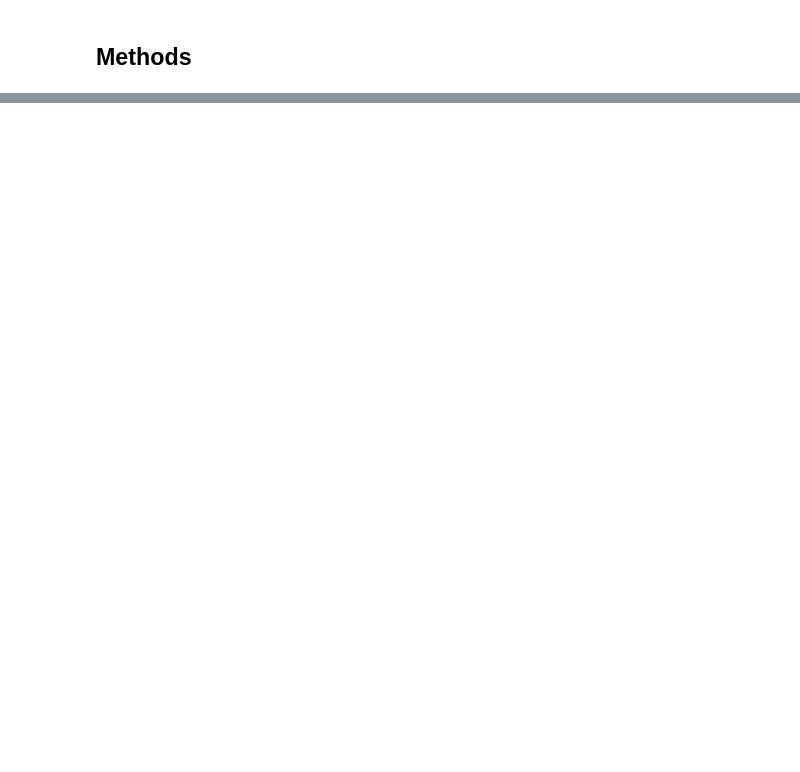
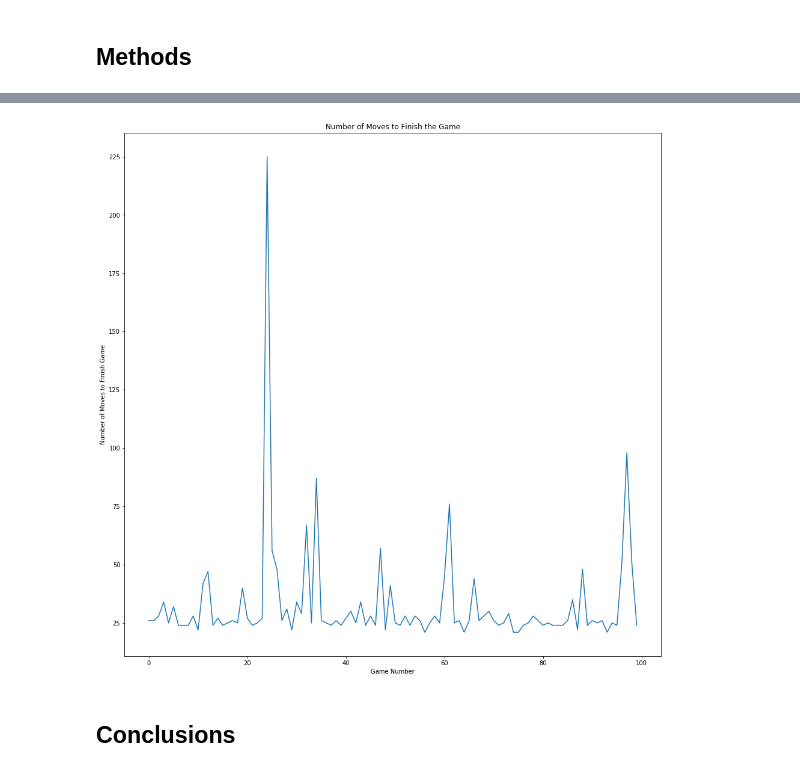
Before and after one commit to IsaacLaw12/Tensorflow_RL_Game, a Jupyter notebook: Law-Project.ipynb, the cells around one changed output, grey strips where cells are left out. Drawn from its saved outputs; the diff is of its cells as text; code cells hidden in the pictures; blank space fills up the shorter version.

```diff
--- a/Law-Project.ipynb
+++ b/Law-Project.ipynb
@@ -174,0 +415,9 @@ The second possibility is that I train a decent checkers player.  If I can get t
+# %%
+model_name = 'tf_models/model_' + str(5)
+gm_results, _, _, _ = use_model(model_name, number_games=100, max_moves=1000)
+# %%
+graph_game_results(gm_results)
+# %% [output]
+[figure, added]
+# %% [markdown]
+## Conclusions
```
Also changed, not shown: parts of 44 cells of this notebook, 34 other files.
